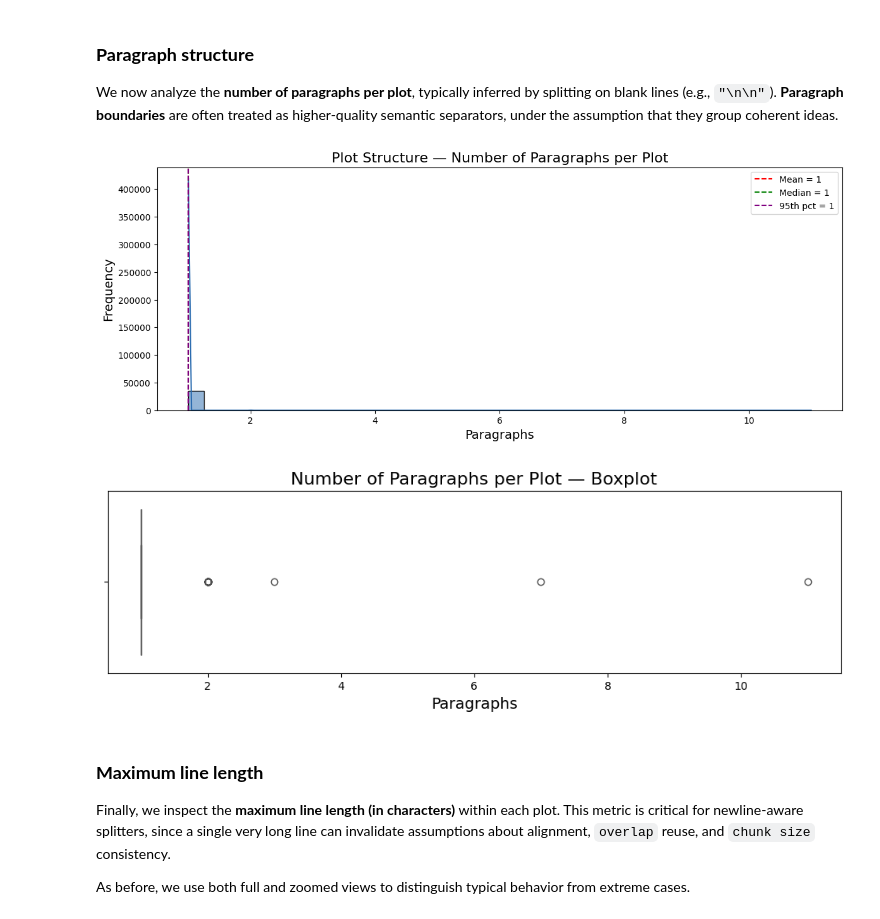
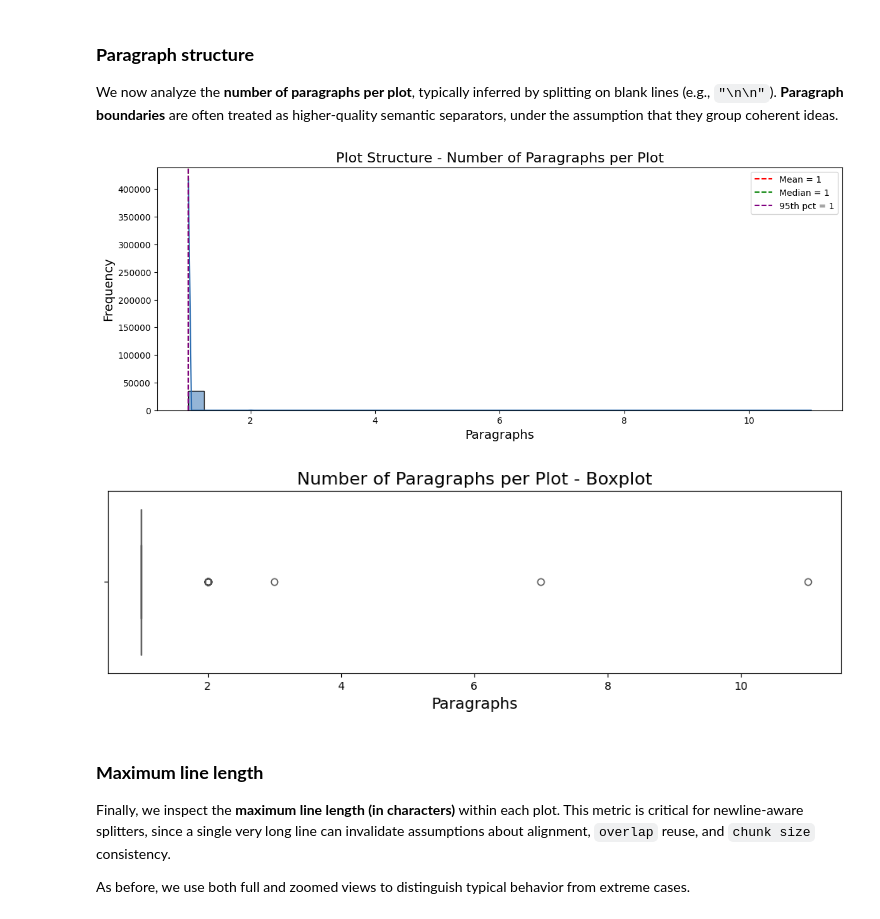
Before and after one commit to ilfncin/rag-movie-plots, a Jupyter notebook: notebooks/1.1.ilfn-chunking_strategy_exploration.ipynb, the cells around one changed output. Saved outputs shown, nothing was run; the diff lists cells and outputs as text; code cells hidden in the pictures.

```diff
--- a/notebooks/1.1.ilfn-chunking_strategy_exploration.ipynb
+++ b/notebooks/1.1.ilfn-chunking_strategy_exploration.ipynb
@@ -294,19 +294,19 @@ We now analyze the **number of paragraphs per plot**, typically inferred by spli
 # %%
 hist(
     df["n_paragraphs"],
-    "Plot Structure — Number of Paragraphs per Plot",
+    "Plot Structure - Number of Paragraphs per Plot",
     "Paragraphs",
     bins=40
 )
 
 boxplot(
     df["n_paragraphs"],
-    "Number of Paragraphs per Plot — Boxplot",
+    "Number of Paragraphs per Plot - Boxplot",
     "Paragraphs"
 )
 # %% [output]
-[figure, old version]
+[figure, new version]
-[figure, old version]
+[figure, new version]
 # %% [markdown]
 ### **Maximum line length**
 
```
Also changed, not shown: parts of 6 cells of this notebook, 15 other files.
